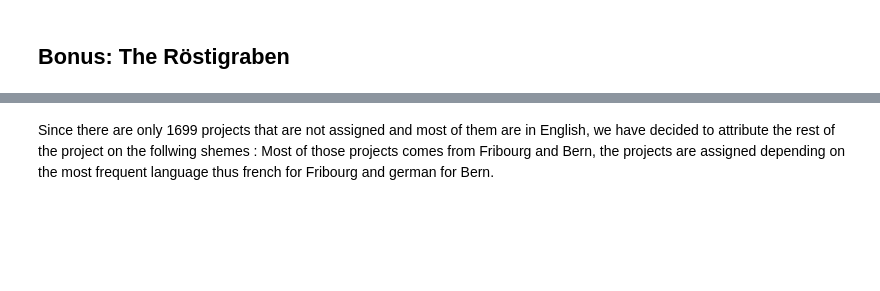
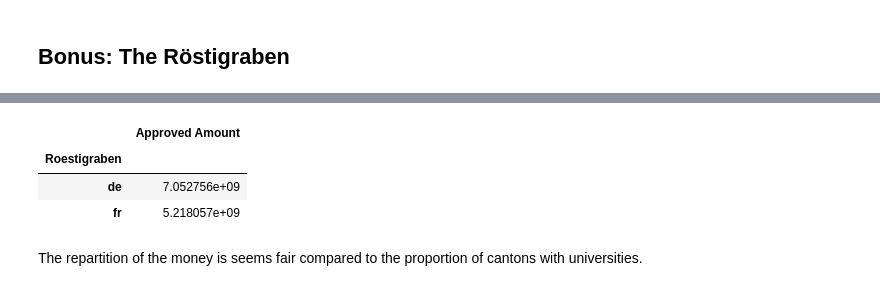
Before and after one commit to sylb/adaHomeworks, a Jupyter notebook: 03 - Interactive Viz/HW3_Presentation.ipynb, the cells around one changed output, grey strips where cells are left out. Drawn from its saved outputs; the diff is of its cells as text; code cells hidden in the pictures; blank space fills up the shorter version.

```diff
--- a/03 - Interactive Viz/HW3_Presentation.ipynb
+++ b/03 - Interactive Viz/HW3_Presentation.ipynb
@@ -329,7 +245,7 @@ y[y["Rostigraben"] == ''].head()
 | 204 | Kommentar zum schweizerischen Mil... | Kriminalistisches Seminar Univers... | Universität Bern - BE | 38804.0 | BE |  |
 | 298 | Ethische Inhalte des Religionsunt... | Institut de Théologie morale Univ... | Université de Fribourg - FR | 75990.0 | FR |  |
 # %%
-y['Rostigraben'][(y['Rostigraben'] == '') & (y['Canton'] == 'FR') == True] = 'fr'
-y['Rostigraben'][(y['Rostigraben'] == '') & (y['Canton'] == 'VS') == True] = 'fr'
-y['Rostigraben'][(y['Rostigraben'] == '') & (y['Canton'] == 'JU') == True] = 'fr'
-y['Rostigraben'][(y['Rostigraben'] == '') & (y['Canton'] == 'BE') == True] = 'de'
+y['Roestigraben'][(y['Roestigraben'] == '') & (y['Canton'] == 'FR') == True] = 'fr'
+y['Roestigraben'][(y['Roestigraben'] == '') & (y['Canton'] == 'VS') == True] = 'fr'
+y['Roestigraben'][(y['Roestigraben'] == '') & (y['Canton'] == 'JU') == True] = 'fr'
+y['Roestigraben'][(y['Roestigraben'] == '') & (y['Canton'] == 'BE') == True] = 'de'
@@ -354,3 +252,10 @@ See the caveats in the documentation: http://pandas.pydata.org/pandas-docs/stabl
-# %% [markdown]
-Since there are only 1699 projects that are not assigned and most of them are in English, we have decided to attribute the rest of the project on the follwing shemes :
-Most of those projects comes from Fribourg and Bern, the projects are assigned depending on the most frequent language thus french for Fribourg and german for Bern.
+# %%
+z = y[['Roestigraben','Approved Amount']].groupby('Roestigraben').sum()
+z
+# %% [output]
+|  | Approved Amount |
+| Roestigraben |  |
+| de | 7.052756e+09 |
+| fr | 5.218057e+09 |
+# %% [markdown]
+The repartition of the money is seems fair compared to the proportion of cantons with universities.
```
Also changed, not shown: parts of 40 cells of this notebook, 2 other files.
